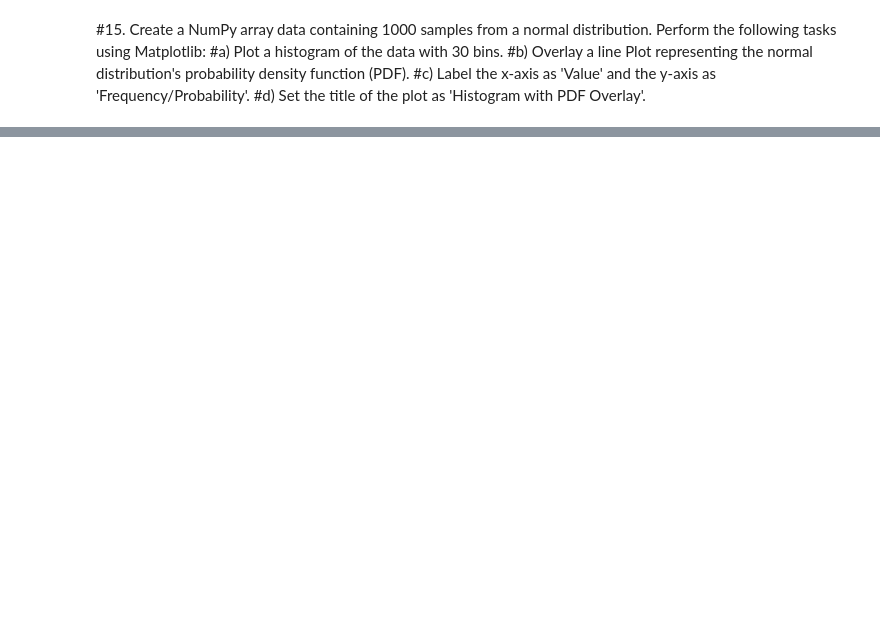
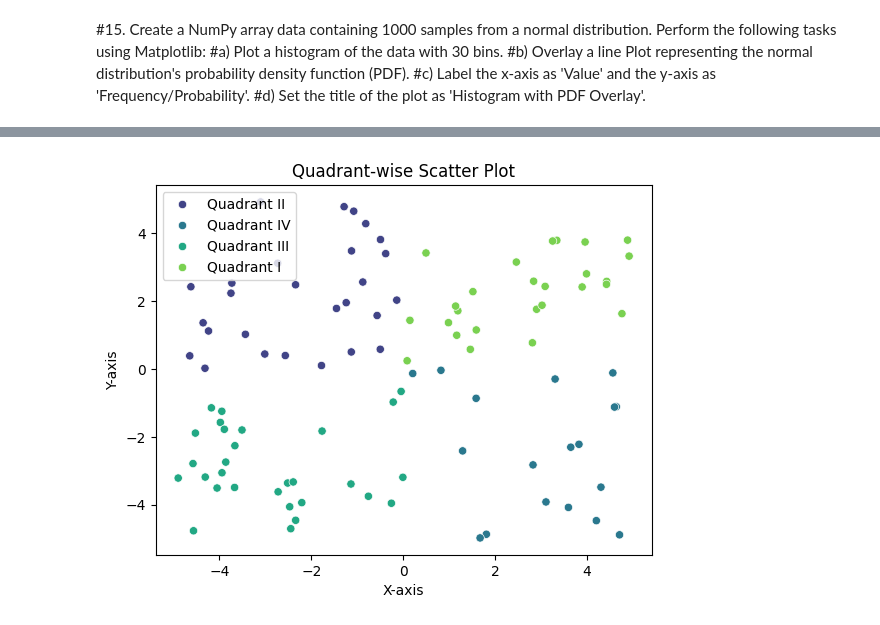
Before and after one commit to abhishekthakur666/PWDataToolkit, a Jupyter notebook: PWDataToolKitAssignment.ipynb, the cells around one changed output, grey strips where cells are left out. Cells and saved outputs as stored; diff of their text form; code cells hidden in the pictures; blank space fills up the shorter version.

Commit message:
Data toolkit assignment

```diff
--- a/PWDataToolKitAssignment.ipynb
+++ b/PWDataToolKitAssignment.ipynb
@@ -512,0 +515,40 @@ plt.show()
+# %%
+import numpy as np
+import pandas as pd
+import matplotlib.pyplot as plt
+import seaborn as sns
+
+# Create two random arrays
+x = np.random.rand(100) * 10 - 5  # Values between -5 and 5
+y = np.random.rand(100) * 10 - 5
+
+# Determine the quadrant for each point
+quadrants = []
+for i in range(len(x)):
+    if x[i] >= 0 and y[i] >= 0:
+        quadrants.append('Quadrant I')
+    elif x[i] < 0 and y[i] >= 0:
+        quadrants.append('Quadrant II')
+    elif x[i] < 0 and y[i] < 0:
+        quadrants.append('Quadrant III')
+    else:
+        quadrants.append('Quadrant IV')
+
+# Create a DataFrame
+df = pd.DataFrame({'x': x, 'y': y, 'Quadrant': quadrants})
+
+# Create the scatter plot
+sns.scatterplot(x='x', y='y', hue='Quadrant', data=df, palette="viridis")
+
+# Add labels and title
+plt.xlabel('X-axis')
+plt.ylabel('Y-axis')
+plt.title('Quadrant-wise Scatter Plot')
+
+# Add a legend
+plt.legend()
+
+# Display the plot
+plt.show()
+# %% [output]
+[figure, added]
```
Also changed, not shown: parts of 17 cells of this notebook.
